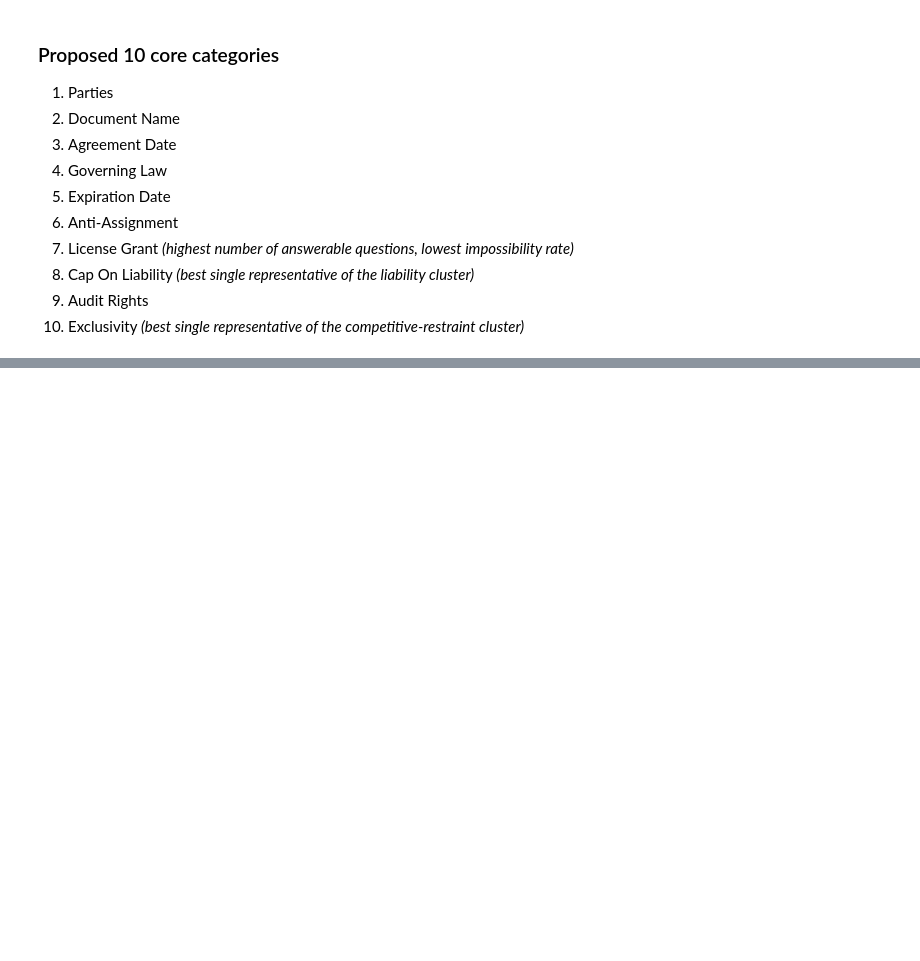
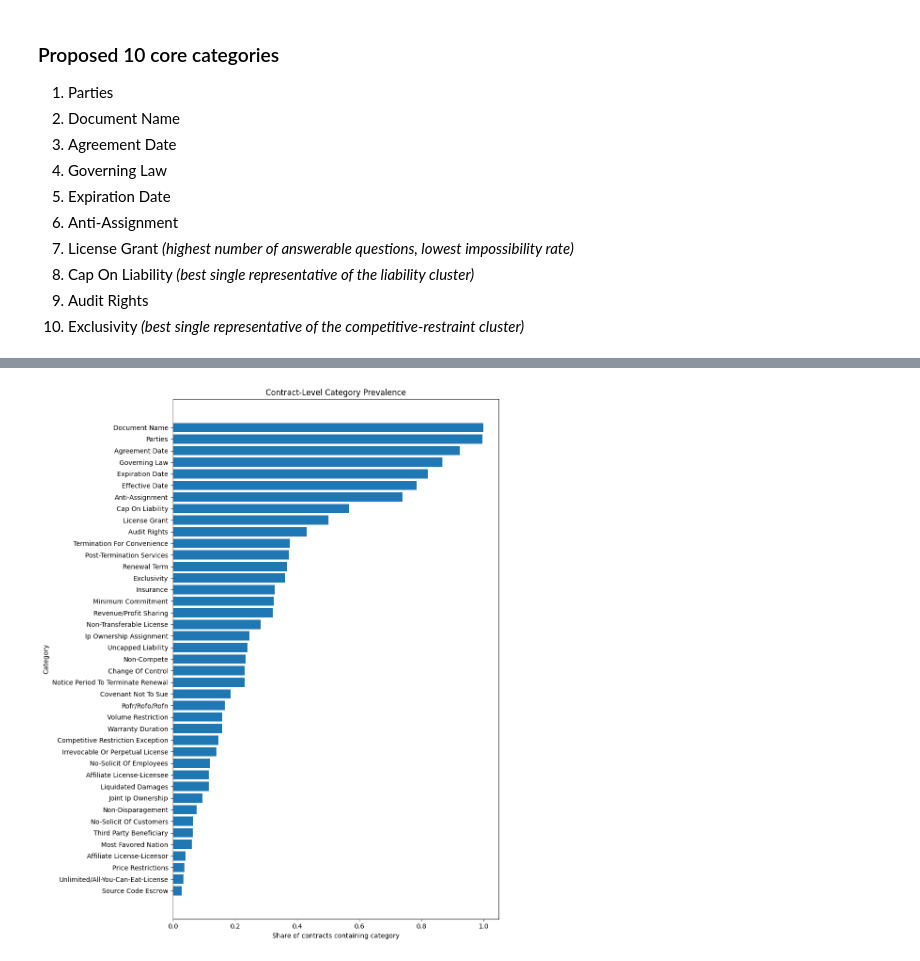
Before and after one commit to Break-Through-Tech/Accenture-1D-contract-review-challenge, a Jupyter notebook: 01_EDA.ipynb, the cells around one changed output, grey strips where cells are left out. Saved outputs shown, nothing was run; the diff lists cells and outputs as text; code cells hidden in the pictures; blank space fills up the shorter version.

```diff
--- a/01_EDA.ipynb
+++ b/01_EDA.ipynb
@@ -454,0 +612,5 @@ category_stats.loc[['License Grant', 'Non-Transferable License', 'Affiliate Lice
+# %%
+context_map = contracts_df.set_index("contract_id")["context"]
+
+spans_df["context"] = spans_df["contract_id"].map(context_map)
+print("Spans with missing contract context:", spans_df["context"].isna().sum())
@@ -454,0 +740,7 @@ category_stats.loc[['License Grant', 'Non-Transferable License', 'Affiliate Lice
+# %%
+category_support["meets_20_contract_minimum"] = (
+    (category_support["positive_contracts"] >= 20) &
+    (category_support["positive_context_groups"] >= 20)
+)
+
+category_support
@@ -454,0 +798,14 @@ category_stats.loc[['License Grant', 'Non-Transferable License', 'Affiliate Lice
+# %%
+# True contract-level prevalence for each category
+category_prevalence = category_support.copy()
+
+category_prevalence["prevalence"] = (
+    category_prevalence["positive_contracts"] / len(contracts_df)
+)
+
+category_prevalence["missing_rate"] = 1 - category_prevalence["prevalence"]
+
+# Display as percentages
+category_prevalence[
+    ["category", "positive_contracts", "prevalence", "missing_rate"]
+].sort_values("prevalence", ascending=False)
@@ -454,0 +830,14 @@ category_stats.loc[['License Grant', 'Non-Transferable License', 'Affiliate Lice
+# %%
+plot_data = category_prevalence.sort_values("prevalence")
+
+plt.figure(figsize=(10, 12))
+plt.barh(plot_data["category"], plot_data["prevalence"])
+
+plt.xlabel("Share of contracts containing category")
+plt.ylabel("Category")
+plt.title("Contract-Level Category Prevalence")
+
+plt.tight_layout()
+plt.show()
+# %% [output]
+[figure, added]
```
Also changed, not shown: parts of 37 cells of this notebook, 1 other file.
